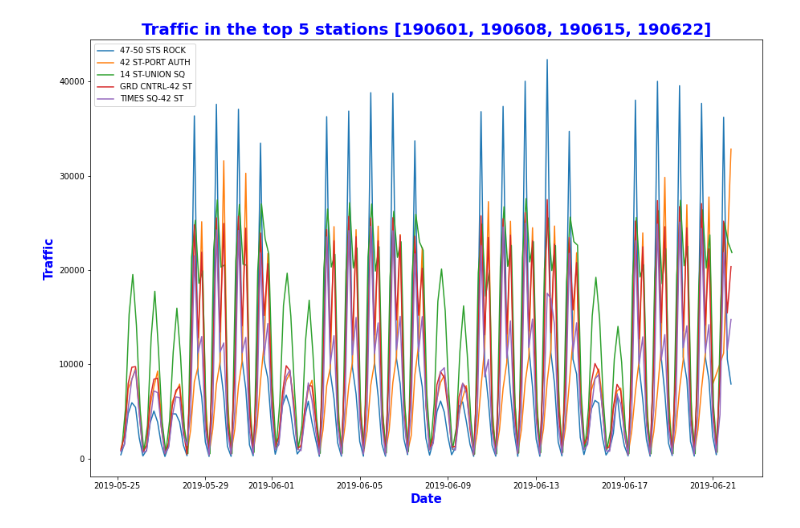
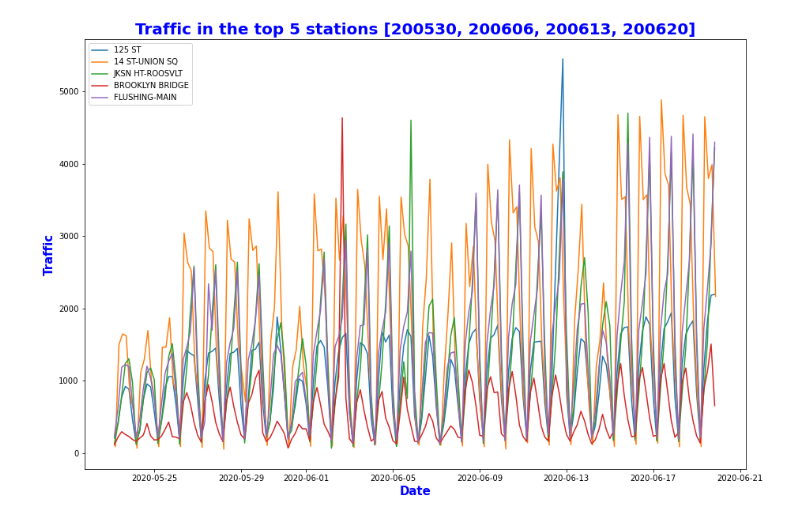
Before and after one commit to adsweeney/metis_project_1, a Jupyter notebook: DataFunctionsFinal.ipynb, the cells around one changed output. Drawn from its saved outputs; the diff is of its cells as text; code cells hidden in the pictures.

Commit message:
Updated timecop to be more stringent. Was the file that I generated the lists and the charts with.

```diff
--- a/DataFunctionsFinal.ipynb
+++ b/DataFunctionsFinal.ipynb
@@ -5,10 +5,10 @@ import numpy as np
 from collections import defaultdict
 # %%
 #cell for troubleshooting/Inputting the Week_Nums
-week_nums = [190601,190608,190615, 190622]
+week_nums = [200530,200606,200613, 200620]
 
 #2019 [190601,190608,190615, 190622]
-#2020 [190530,190606,190613, 190620]
+#2020 [200530,200606,200613, 200620]
 # %%
 def clean(week_nums):
     '''
@@ -140,7 +140,7 @@ def turnstile(week_nums):
     '''
     It is thought that it takes a minimum of 5 seconds to go through a turnstile. This means 2880 theoretical max input from an SCP in a 4 hour period. Increasing this by a factor of 5 gives us 14400, or about 15000
     '''
-    timecop = (pd.to_datetime(140, unit='d')-pd.to_datetime(139, unit='d')) #timecop, enforcing temporal violations.
+    timecop = (pd.to_datetime(140, unit='h')-pd.to_datetime(131, unit='h')) #timecop, enforcing temporal violations.
 
     #turnstiles_block['delta_entries'] = turnstiles_block.apply(get_counts_entry, axis=1, max_counter=15000)
     #Above line removed for performance reasons.
@@ -167,7 +167,7 @@ top = unit_hourly.groupby(['unit', 'date_time'])['delta_exits'].sum().reset_inde
 
 #head length variable-> visually assess list til 10 uniques
 top10 = (top.sort_values(by=['delta_exits'],ascending=False)
-        .unit.head(100))
+        .unit)
 
 #Selecting top 10/5 units.
 top10units = top10.unique()[:10]
@@ -177,31 +177,31 @@ top5units = top10.unique()[:5]
 unit_list = (unit_hourly.sort_values(by=['date_time'],ascending=False).unit).unique()
 name_list = {}
 for unit in unit_list:
     mask = (unit_hourly['unit'] == unit)
     name_prog = unit_hourly[mask]
     s = name_prog['station'].value_counts().idxmax()
     name = {unit : s}
     name_list.update(name)
 
 
 plt.figure(figsize=[15,10])
 for i in top5units:
     mask = (top['unit'] == i)
     top5_df = top[mask]
     plt.plot(top5_df.date_time, top5_df.delta_exits, label = name_list[top5_df.unit.iloc[0]]) #Only change name of Unit to the corresponding station when graphing, and nowhere else to prevent name conflicts and unit doubling.
 plt.legend()
 
 plt.title('Traffic in the top 5 stations {}'.format(week_nums), fontsize=20, weight='bold',color='b')
 plt.xlabel('Date', fontsize=15, weight='bold',color='b')
 plt.ylabel('Traffic', fontsize=15, weight='bold',color='b')
 plt.savefig('top5 stations traffic.svg')
 
 #Depreciated Code
 #.replace(name_list , inplace=True) #Warning! edits the original dataframe
 #top.replace(name_list , inplace=True)
 
 #fix up the lists made with units earlier
 #top10units = [name_list.get(item, item) for item in top10units]
 #top5units = [name_list.get(item, item) for item in top5units]
 # %% [output]
-[figure, old version]
+[figure, new version]
```
Also changed, not shown: parts of 1 cell of this notebook.
